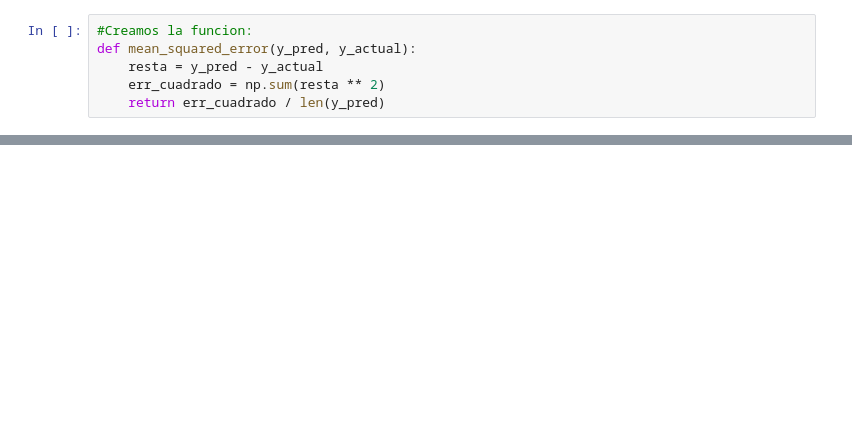
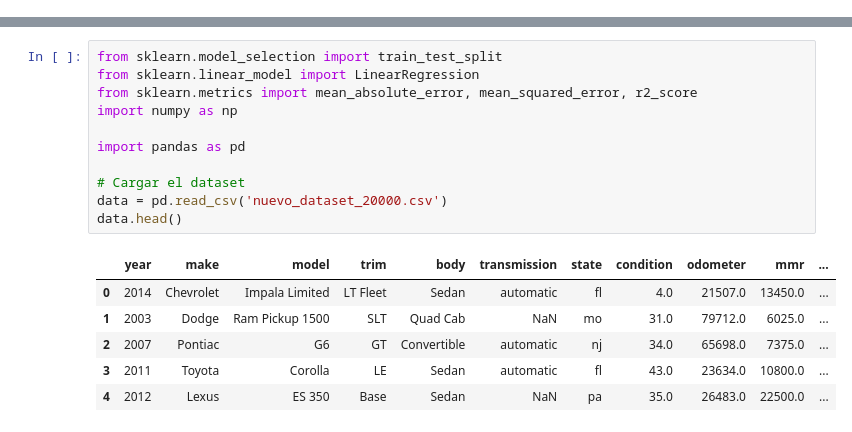
Before and after one commit to richardcruz98/Inteligencia-Artificial-I, a Jupyter notebook: Laboratorios/Lab 2/Lab2.ipynb, the cells around one changed output, grey strips where cells are left out. Cells and saved outputs as stored; diff of their text form; blank space fills up the shorter version.

```diff
--- a/Laboratorios/Lab 2/Lab2.ipynb
+++ b/Laboratorios/Lab 2/Lab2.ipynb
@@ -285,6 +0,0 @@ print(tabulate.tabulate(datos_para_tabla, headers=nombres_columnas, tablefmt='gr
-# %%
-#Creamos la funcion:
-def mean_squared_error(y_pred, y_actual):
-    resta = y_pred - y_actual
-    err_cuadrado = np.sum(resta ** 2)
-    return err_cuadrado / len(y_pred)
@@ -709,0 +9,18 @@ Raíz del Error Cuadrático Medio (RMSE) = 9.904860277174862
+# %%
+from sklearn.model_selection import train_test_split
+from sklearn.linear_model import LinearRegression
+from sklearn.metrics import mean_absolute_error, mean_squared_error, r2_score
+import numpy as np
+
+import pandas as pd
+
+# Cargar el dataset
+data = pd.read_csv('nuevo_dataset_20000.csv')
+data.head()
+# %% [output]
+|  | year | make | model | trim | body | transmission | state | condition | odometer | mmr | ... |
+| 0 | 2014 | Chevrolet | Impala Limited | LT Fleet | Sedan | automatic | fl | 4.0 | 21507.0 | 13450.0 | ... |
+| 1 | 2003 | Dodge | Ram Pickup 1500 | SLT | Quad Cab | NaN | mo | 31.0 | 79712.0 | 6025.0 | ... |
+| 2 | 2007 | Pontiac | G6 | GT | Convertible | automatic | nj | 34.0 | 65698.0 | 7375.0 | ... |
+| 3 | 2011 | Toyota | Corolla | LE | Sedan | automatic | fl | 43.0 | 23634.0 | 10800.0 | ... |
+| 4 | 2012 | Lexus | ES 350 | Base | Sedan | NaN | pa | 35.0 | 26483.0 | 22500.0 | ... |
```
Also changed, not shown: parts of 46 cells of this notebook, 1 other file.
